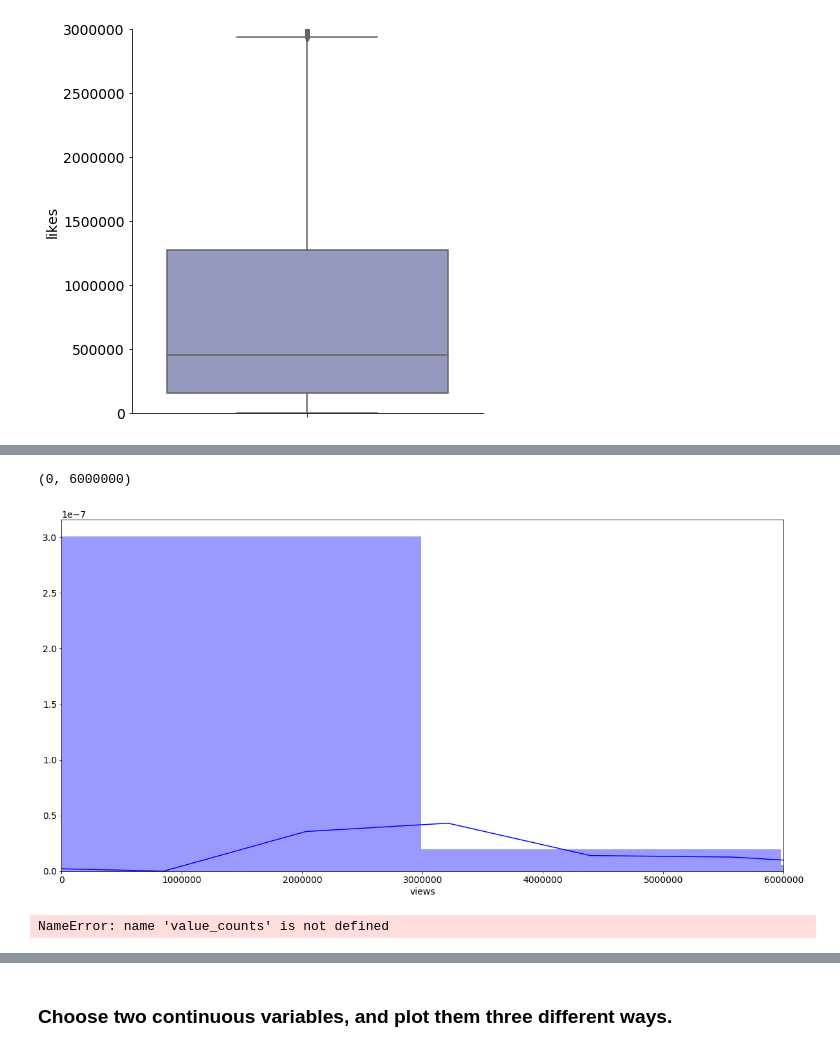
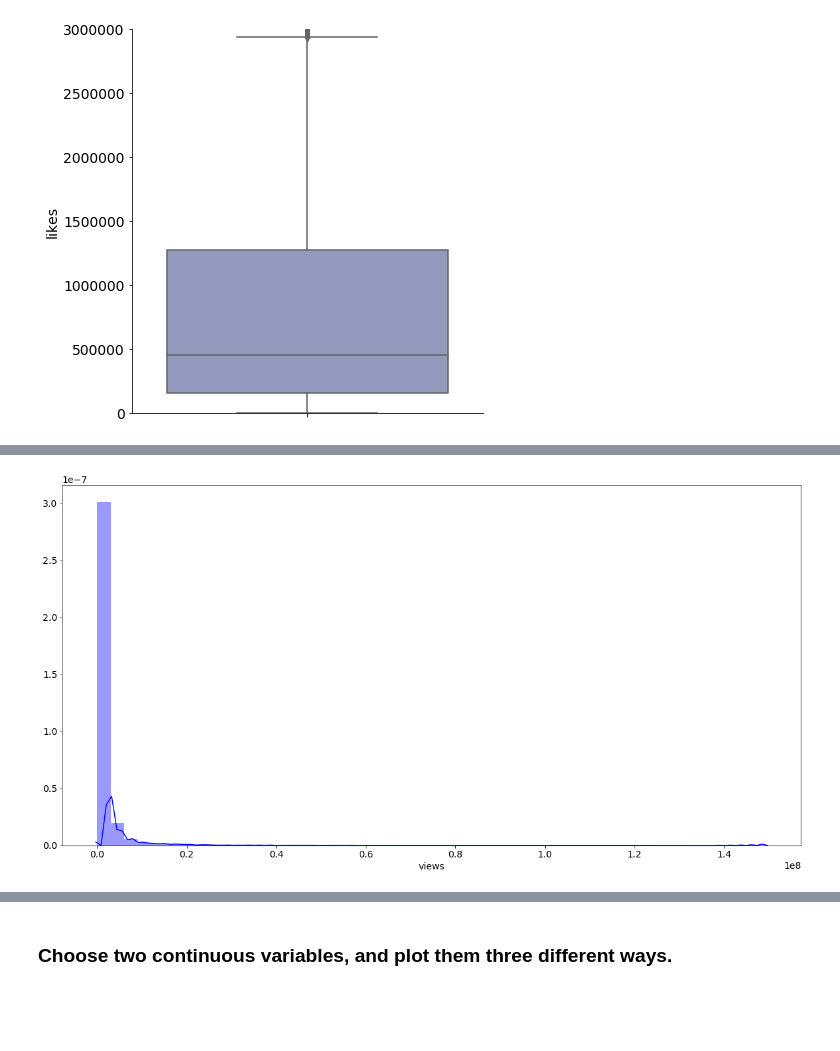
Before and after one commit to efuller11/Thinkful, a Jupyter notebook: Drill Present the same data multiple ways.ipynb, the cells around one changed output, grey strips where cells are left out. Cells and saved outputs as stored; diff of their text form; code cells hidden in the pictures; blank space fills up the shorter version.

```diff
--- a/Drill Present the same data multiple ways.ipynb
+++ b/Drill Present the same data multiple ways.ipynb
@@ -42,11 +63,5 @@ plt.show()
 # %%
-sns.distplot(x= yt_data.views, color = 'b')
-
-plt.xlim(0, 6000000)
+sns.distplot(yt_data.views, color = 'b', )
+plt.show()
 # %% [output]
-(0, 6000000)
-[figure, old version]
+[figure, new version]
-# %%
-active = yt_data.channel_title.apply(value_counts())
-# %% [output]
-NameError: name 'value_counts' is not defined
```
Also changed, not shown: parts of 17 cells of this notebook.
